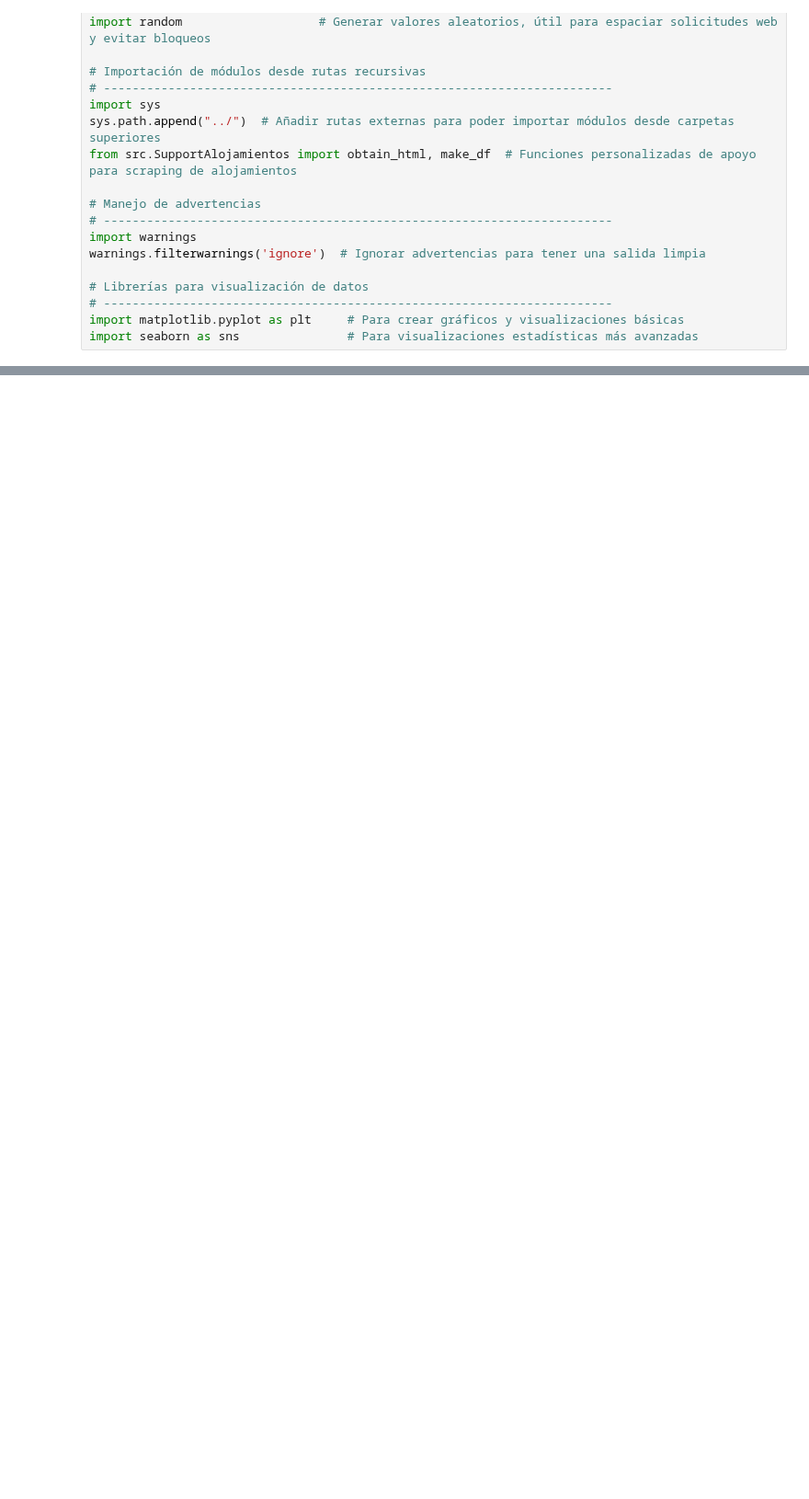
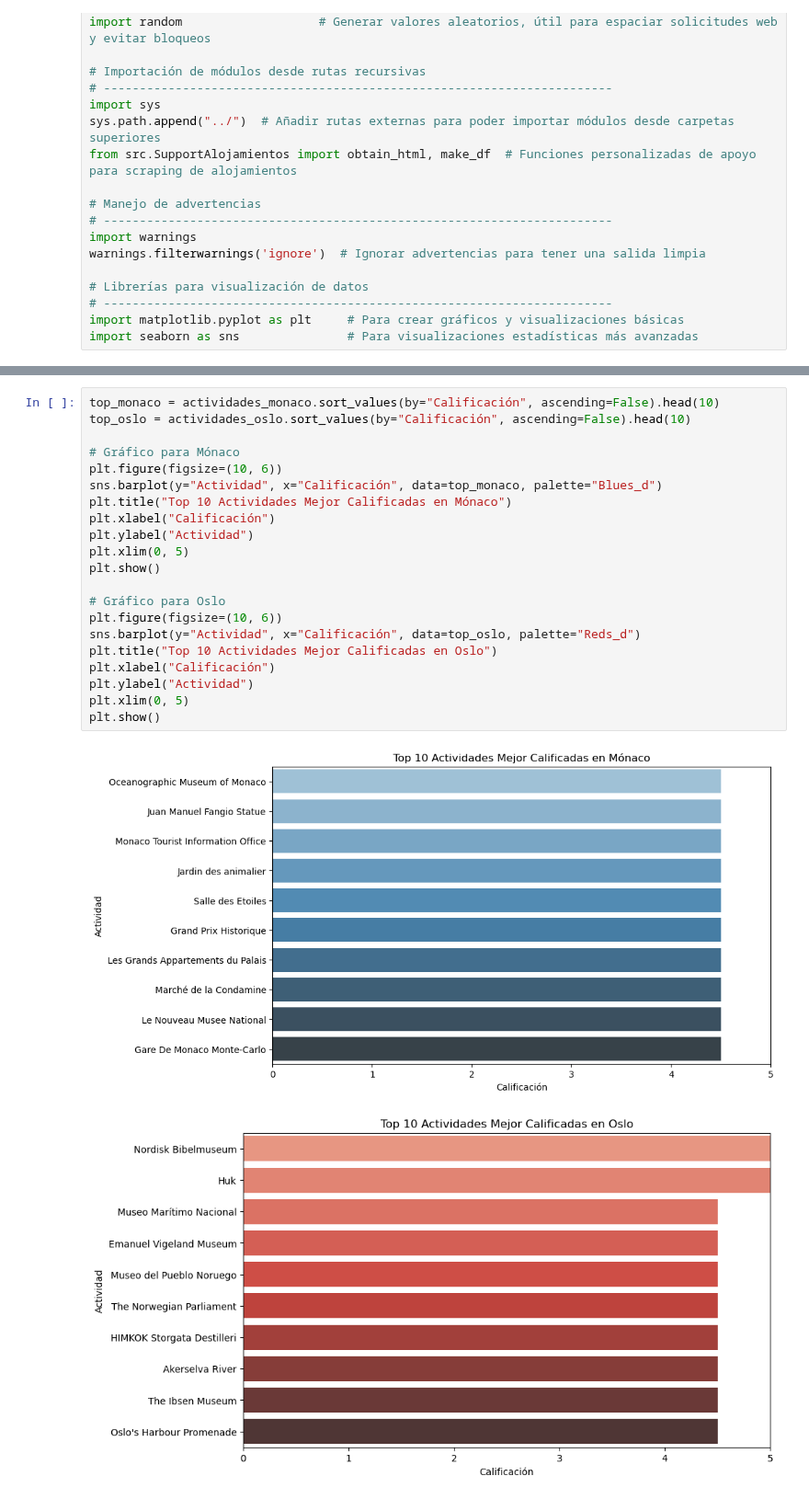
Before and after one commit to apelsito/Proyecto3-Explorando-Viajes, a Jupyter notebook: jupyter_notebooks/06_Comparativas_Precio.ipynb, the cells around one changed output, grey strips where cells are left out. Shown at 92% size. Drawn from its saved outputs; the diff is of its cells as text; blank space fills up the shorter version.

```diff
--- a/jupyter_notebooks/06_Comparativas_Precio.ipynb
+++ b/jupyter_notebooks/06_Comparativas_Precio.ipynb
@@ -32,0 +89,24 @@ import seaborn as sns               # Para visualizaciones estadísticas más av
+# %%
+top_monaco = actividades_monaco.sort_values(by="Calificación", ascending=False).head(10)
+top_oslo = actividades_oslo.sort_values(by="Calificación", ascending=False).head(10)
+
+# Gráfico para Mónaco
+plt.figure(figsize=(10, 6))
+sns.barplot(y="Actividad", x="Calificación", data=top_monaco, palette="Blues_d")
+plt.title("Top 10 Actividades Mejor Calificadas en Mónaco")
+plt.xlabel("Calificación")
+plt.ylabel("Actividad")
+plt.xlim(0, 5)
+plt.show()
+
+# Gráfico para Oslo
+plt.figure(figsize=(10, 6))
+sns.barplot(y="Actividad", x="Calificación", data=top_oslo, palette="Reds_d")
+plt.title("Top 10 Actividades Mejor Calificadas en Oslo")
+plt.xlabel("Calificación")
+plt.ylabel("Actividad")
+plt.xlim(0, 5)
+plt.show()
+# %% [output]
+[figure, added]
+[figure, added]
```
Also changed, not shown: parts of 32 cells of this notebook, 27 other files.
